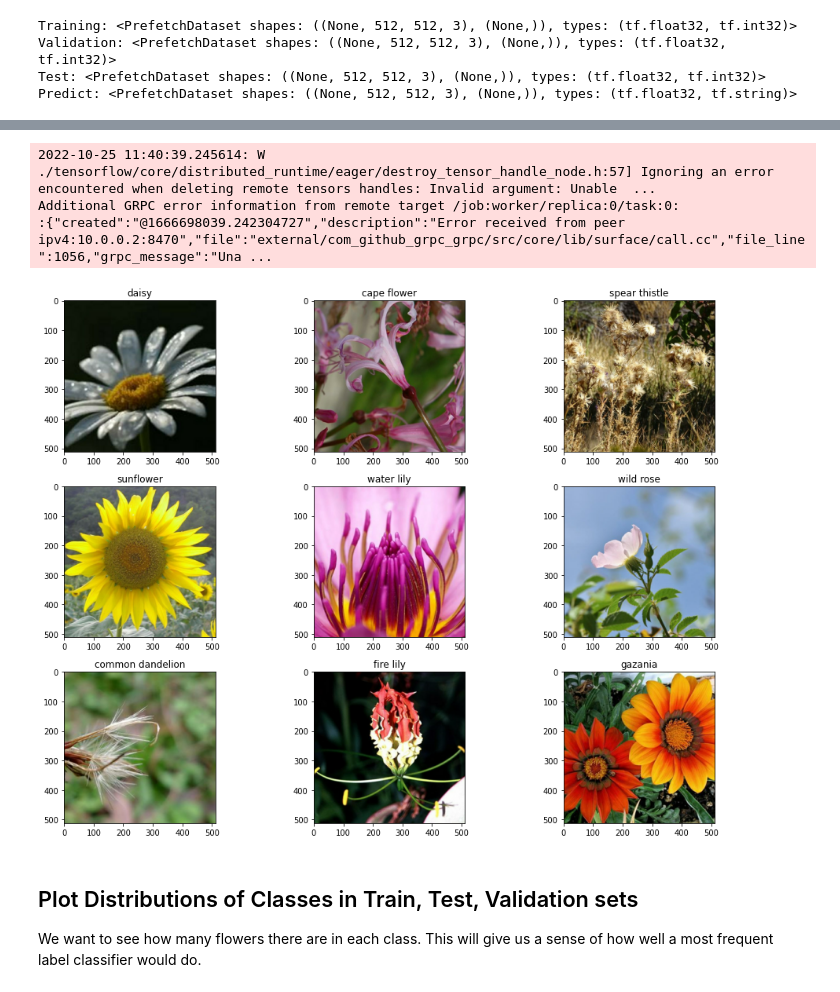
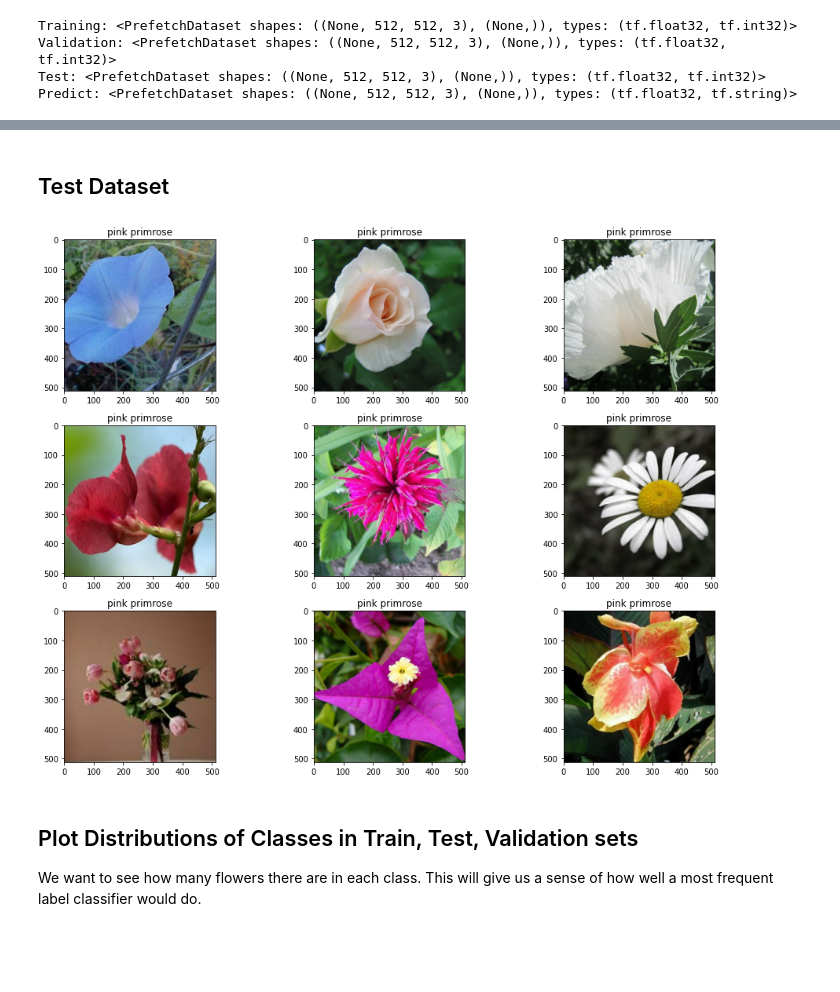
Before and after one commit to minimac321/Flower-Classification-ConvNet, a Jupyter notebook: flower-classification.ipynb, the cells around one changed output, grey strips where cells are left out. Drawn from its saved outputs; the diff is of its cells as text; code cells hidden in the pictures; blank space fills up the shorter version.

```diff
--- a/flower-classification.ipynb
+++ b/flower-classification.ipynb
@@ -224,13 +327,19 @@ Unlabelled Test: 7382
 # Define the batch size. This will be 16 with TPU off and 128 (=16*8) with TPU on
 BATCH_SIZE = 16 * strategy.num_replicas_in_sync
 
-# Define the unaugmented (default) datasets
-train_ds = configure_for_performance(prepare_dataset(TRAINING_FILENAMES, labeled=True, training=True))
-val_test_ds = prepare_dataset(VAL_TEST_FILENAMES, labeled=True)
+# Define augmented_training
+train_ds = configure_for_performance(
+    prepare_dataset(
+        TRAINING_FILENAMES, labeled=True, training=True, do_onehot_encoding=False
+    )
+)
+val_test_ds = prepare_dataset(VAL_TEST_FILENAMES, labeled=True, do_onehot_encoding=False)
 val_ds = configure_for_performance(val_test_ds.take(NUM_VAL))
 test_ds = configure_for_performance(val_test_ds.skip(NUM_VAL).take(NUM_TEST))
 pred_ds = configure_for_performance(prepare_dataset(PRED_FILENAMES, labeled=False, ordered=True))
 
+
+# print("Training:", unaugmented_train_ds)
 print("Training:", train_ds)
 print ("Validation:", val_ds)
 print("Test:", test_ds)
@@ -242,0 +354,12 @@ Predict: <PrefetchDataset shapes: ((None, 512, 512, 3), (None,)), types: (tf.flo
+# %%
+fig, axs = plt.subplots(3, 3, figsize=(14,10))
+axs = axs.flatten()
+
+#Plot an example from the training data-set
+for (img, class_ind_arr), ax in zip(train_ds.unbatch().take(9),  axs):
+    class_ind = np.argmax(class_ind_arr, -1)
+    ax.imshow(img)
+    ax.set_title(CLASSES[class_ind])
+
+plt.tight_layout()
+plt.show()
@@ -243,18 +371,18 @@ Predict: <PrefetchDataset shapes: ((None, 512, 512, 3), (None,)), types: (tf.flo
+# %% [markdown]
+## Test Dataset
 # %%
 fig, axs = plt.subplots(3, 3, figsize=(14,10))
 axs = axs.flatten()
 #Plot an example from the training data-set
-for (img, class_ind), ax in zip(test_ds.unbatch().take(9),  axs):
+for (img, class_ind_arr), ax in zip(test_ds.unbatch().take(9),  axs):
+    class_ind = np.argmax(class_ind_arr, -1)
     ax.imshow(img)
     ax.set_title(CLASSES[class_ind])
 
 plt.tight_layout()
 plt.show()
 # %% [output]
-2022-10-25 11:40:39.245614: W ./tensorflow/core/distributed_runtime/eager/destroy_tensor_handle_node.h:57] Ignoring an error encountered when deleting remote tensors handles: Invalid argument: Unable  ...
-Additional GRPC error information from remote target /job:worker/replica:0/task:0:
-:{"created":"@1666698039.242304727","description":"Error received from peer ipv4:10.0.0.2:8470","file":"external/com_github_grpc_grpc/src/core/lib/surface/call.cc","file_line":1056,"grpc_message":"Una ...
-[figure, old version]
+[figure, new version]
 # %% [markdown]
 ## Plot Distributions of Classes in Train, Test, Validation sets
 
```
Also changed, not shown: parts of 61 cells of this notebook.
